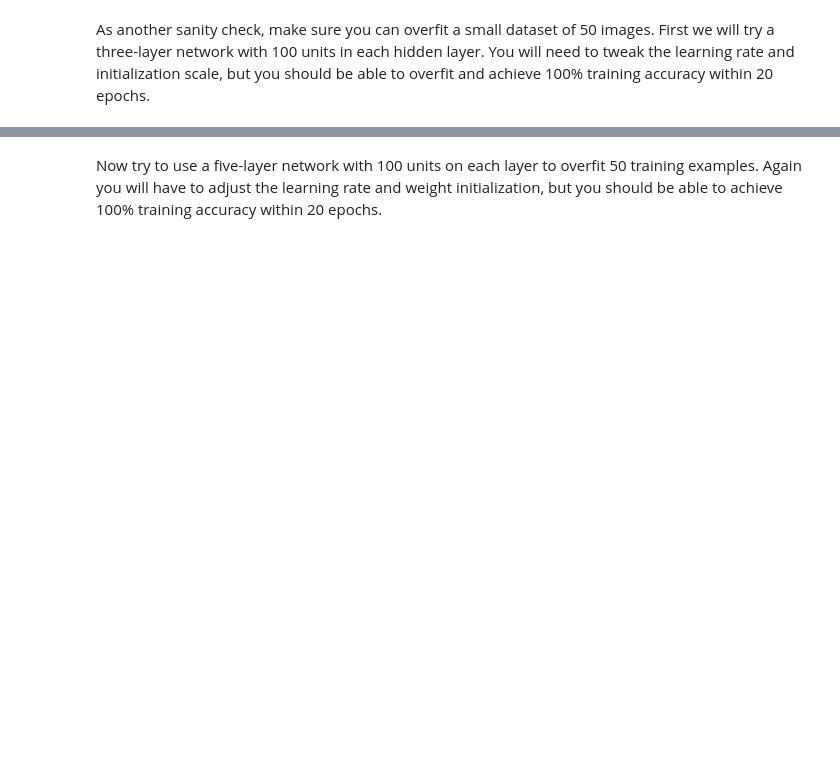
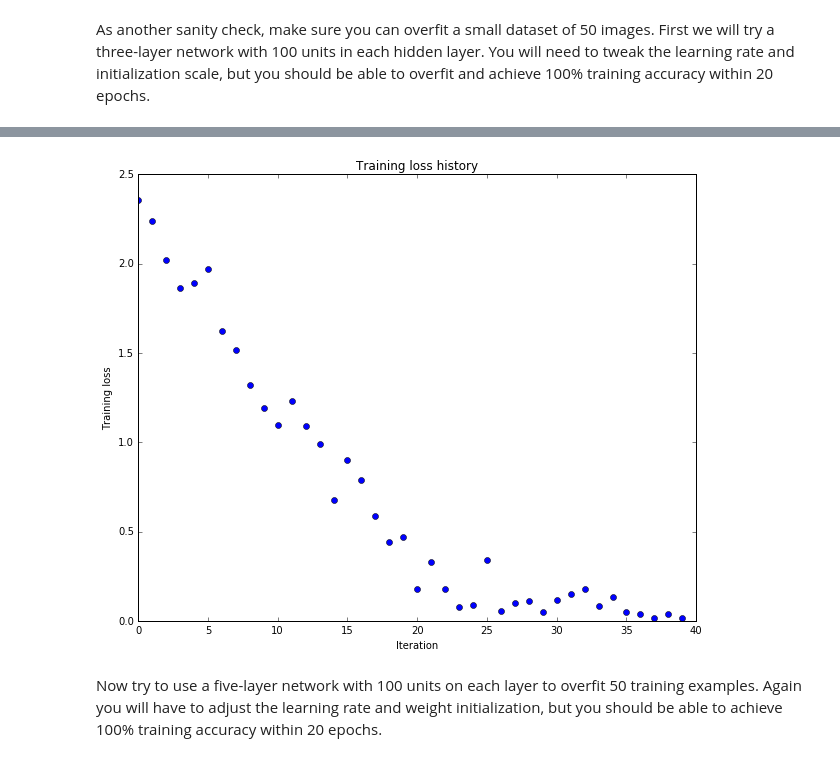
Before and after one commit to wendykan/cnn-for-visual-recognition, a Jupyter notebook: assignment2/FullyConnectedNets.ipynb, the cells around one changed output, grey strips where cells are left out. Saved outputs shown, nothing was run; the diff lists cells and outputs as text; code cells hidden in the pictures; blank space fills up the shorter version.

```diff
--- a/assignment2/FullyConnectedNets.ipynb
+++ b/assignment2/FullyConnectedNets.ipynb
@@ -346,7 +424,7 @@ small_data = {
 }
 
 weight_scale = 1e-2
-learning_rate = 1e-4
+learning_rate = 1e-2
 model = FullyConnectedNet([100, 100],
               weight_scale=weight_scale, dtype=np.float64)
 solver = Solver(model, small_data,
@@ -363,3 +441,4 @@ plt.title('Training loss history')
 plt.xlabel('Iteration')
 plt.ylabel('Training loss')
 plt.show()
+# %% [output]
@@ -366,3 +462,4 @@ plt.show()
+[figure, added]
 # %% [markdown]
 Now try to use a five-layer network with 100 units on each layer to overfit 50 training examples. Again you will have to adjust the learning rate and weight initialization, but you should be able to achieve 100% training accuracy within 20 epochs.
 # %%
```
Also changed, not shown: parts of 13 cells of this notebook, 2 other files.
